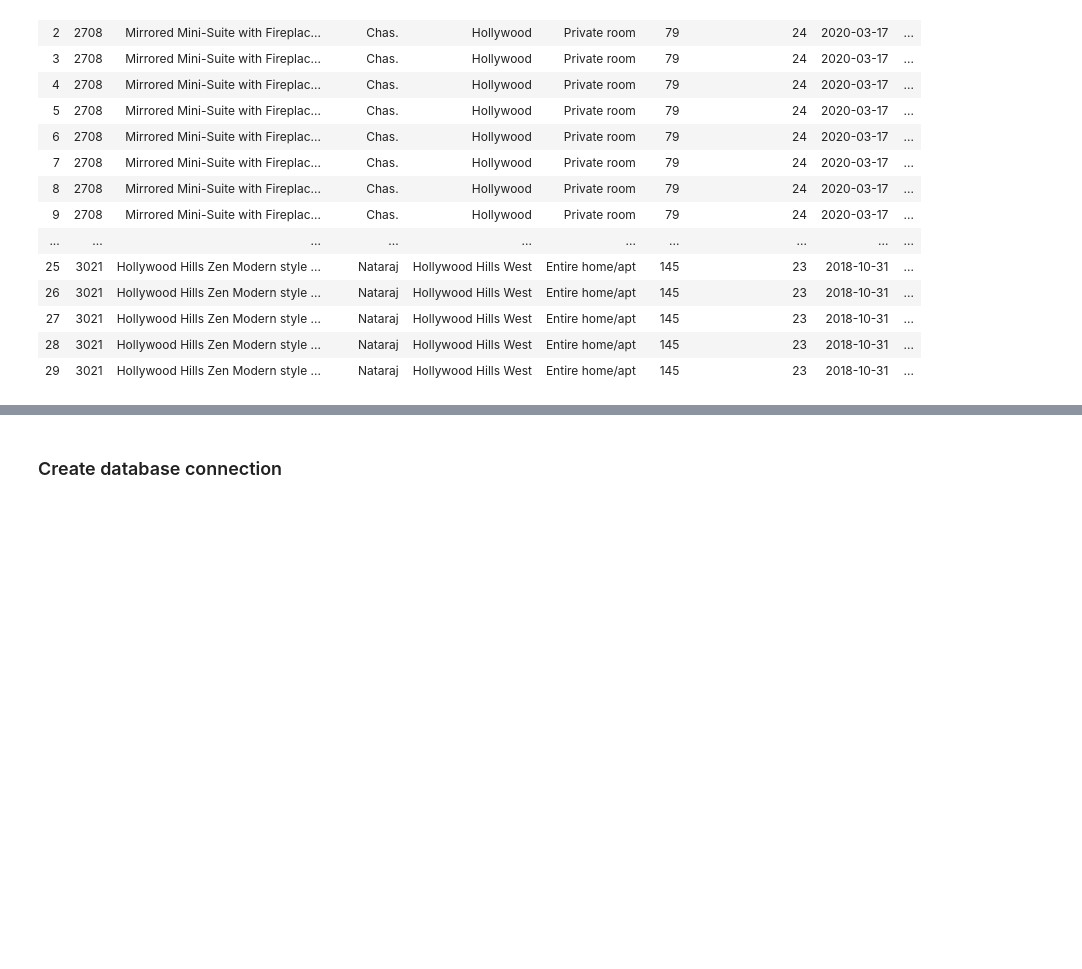
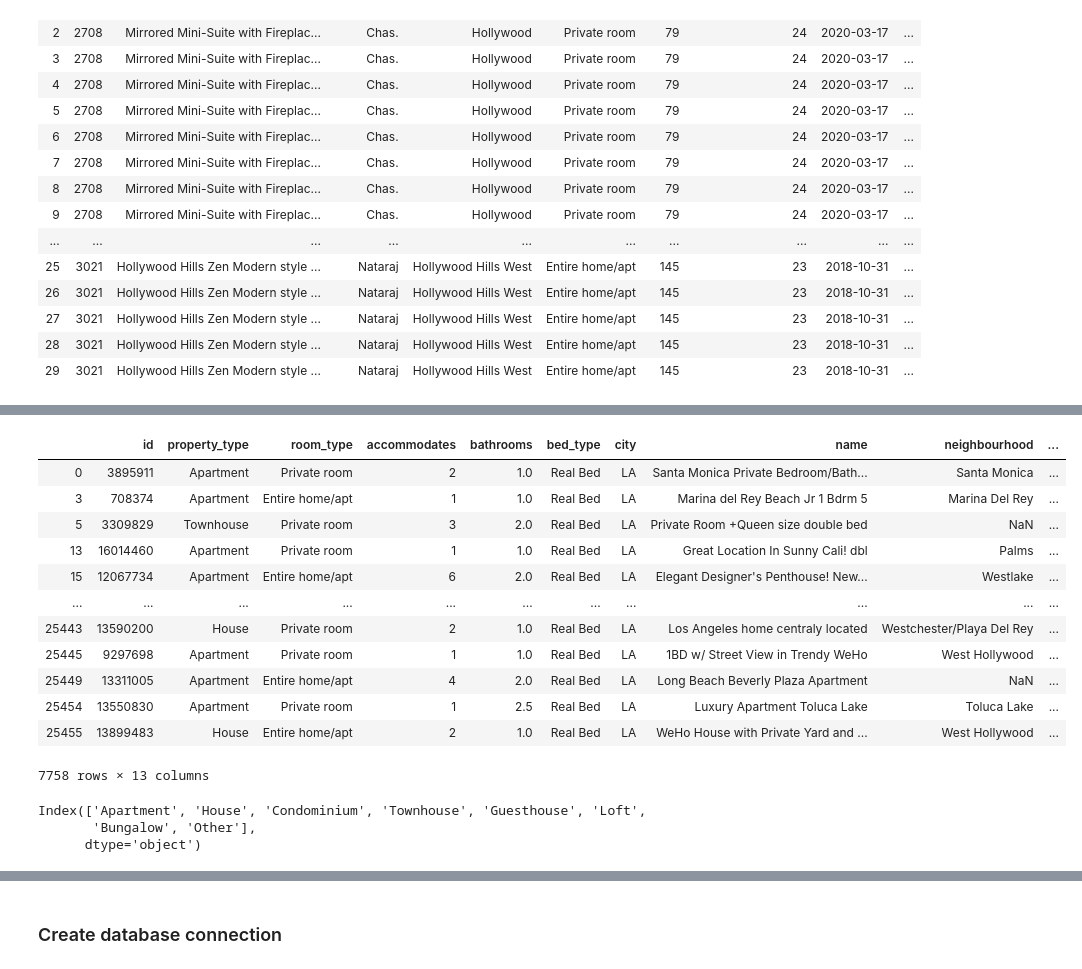
Before and after one commit to 9527-ol/ETL, a Jupyter notebook: Code/pandas_etl.ipynb, the cells around one changed output, grey strips where cells are left out. Cells and saved outputs as stored; diff of their text form; code cells hidden in the pictures; blank space fills up the shorter version.

```diff
--- a/Code/pandas_etl.ipynb
+++ b/Code/pandas_etl.ipynb
@@ -138,0 +152,4 @@ renamed_complete_df.head(20)
+# %%
+a_path = "../Resources/test.csv"
+a_df = pd.read_csv(a_path)
+a_df.head()
@@ -138,0 +175,20 @@ renamed_complete_df.head(20)
+# %%
+property_type_df=a_df.loc[a_df["city"]=="LA",["id",'property_type','room_type','accommodates','bathrooms',\
+                                             'bed_type','city','name','neighbourhood','number_of_reviews',\
+                                             'review_scores_rating','bedrooms','beds']].copy()
+
+property_type_df
+# %% [output]
+|  | id | property_type | room_type | accommodates | bathrooms | bed_type | city | name | neighbourhood | ... |
+| 0 | 3895911 | Apartment | Private room | 2 | 1.0 | Real Bed | LA | Santa Monica Private Bedroom/Bath... | Santa Monica | ... |
+| 3 | 708374 | Apartment | Entire home/apt | 1 | 1.0 | Real Bed | LA | Marina del Rey Beach Jr 1 Bdrm 5 | Marina Del Rey | ... |
+| 5 | 3309829 | Townhouse | Private room | 3 | 2.0 | Real Bed | LA | Private Room +Queen size double bed | NaN | ... |
+| 13 | 16014460 | Apartment | Private room | 1 | 1.0 | Real Bed | LA | Great Location In Sunny Cali! dbl | Palms | ... |
+| 15 | 12067734 | Apartment | Entire home/apt | 6 | 2.0 | Real Bed | LA | Elegant Designer's Penthouse! New... | Westlake | ... |
+| ... | ... | ... | ... | ... | ... | ... | ... | ... | ... | ... |
+| 25443 | 13590200 | House | Private room | 2 | 1.0 | Real Bed | LA | Los Angeles home centraly located | Westchester/Playa Del Rey | ... |
+| 25445 | 9297698 | Apartment | Private room | 1 | 1.0 | Real Bed | LA | 1BD w/ Street View in Trendy WeHo | West Hollywood | ... |
+| 25449 | 13311005 | Apartment | Entire home/apt | 4 | 2.0 | Real Bed | LA | Long Beach Beverly Plaza Apartment | NaN | ... |
+| 25454 | 13550830 | Apartment | Private room | 1 | 2.5 | Real Bed | LA | Luxury Apartment Toluca Lake | Toluca Lake | ... |
+| 25455 | 13899483 | House | Entire home/apt | 2 | 1.0 | Real Bed | LA | WeHo House with Private Yard and ... | West Hollywood | ... |
+7758 rows × 13 columns
@@ -138,0 +200,9 @@ renamed_complete_df.head(20)
+# %%
+t=property_type_df["property_type"].value_counts().head(8)
+t
+labels=t.index[0:9]
+labels
+# %% [output]
+Index(['Apartment', 'House', 'Condominium', 'Townhouse', 'Guesthouse', 'Loft',
+       'Bungalow', 'Other'],
+      dtype='object')
```
Also changed, not shown: parts of 26 cells of this notebook, 8 other files.
